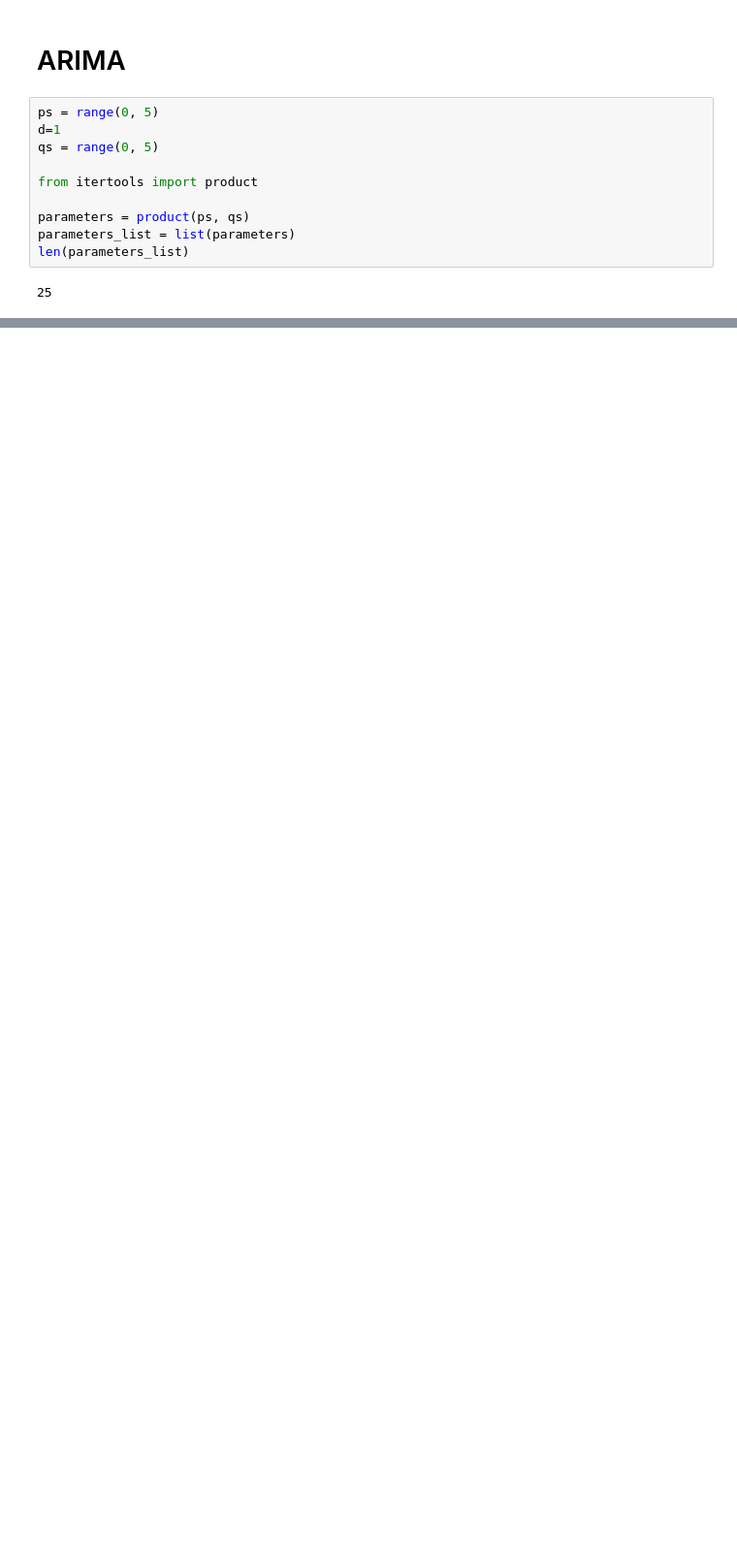
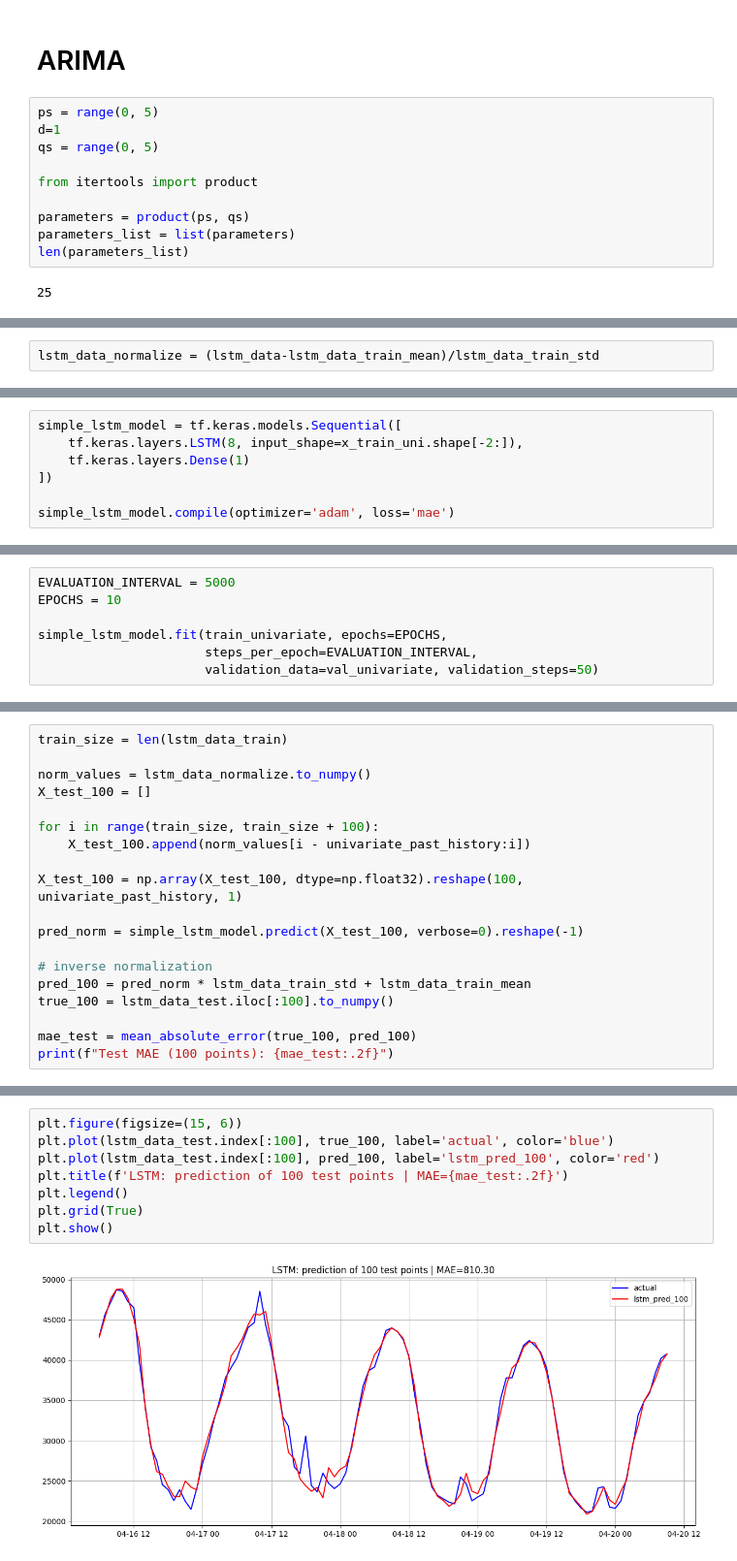
Before and after one commit to EmilBBbbbbbb/ARIMA_vs_LSTM, a Jupyter notebook: ARIMA_vs_LSTM.ipynb, the cells around one changed output, grey strips where cells are left out. Shown at 97% size. Saved outputs shown, nothing was run; the diff lists cells and outputs as text; blank space fills up the shorter version.

```diff
--- a/ARIMA_vs_LSTM.ipynb
+++ b/ARIMA_vs_LSTM.ipynb
@@ -245,0 +296,2 @@ print(forecast_box.min(), forecast_box.max())
+# %%
+lstm_data_normalize = (lstm_data-lstm_data_train_mean)/lstm_data_train_std
@@ -245,0 +345,7 @@ print(forecast_box.min(), forecast_box.max())
+# %%
+simple_lstm_model = tf.keras.models.Sequential([
+    tf.keras.layers.LSTM(8, input_shape=x_train_uni.shape[-2:]),
+    tf.keras.layers.Dense(1)
+])
+
+simple_lstm_model.compile(optimizer='adam', loss='mae')
@@ -245,0 +360,7 @@ print(forecast_box.min(), forecast_box.max())
+# %%
+EVALUATION_INTERVAL = 5000
+EPOCHS = 10
+
+simple_lstm_model.fit(train_univariate, epochs=EPOCHS,
+                      steps_per_epoch=EVALUATION_INTERVAL,
+                      validation_data=val_univariate, validation_steps=50)
@@ -245,0 +389,19 @@ print(forecast_box.min(), forecast_box.max())
+# %%
+train_size = len(lstm_data_train)
+
+norm_values = lstm_data_normalize.to_numpy()
+X_test_100 = []
+
+for i in range(train_size, train_size + 100):
+    X_test_100.append(norm_values[i - univariate_past_history:i])
+
+X_test_100 = np.array(X_test_100, dtype=np.float32).reshape(100, univariate_past_history, 1)
+
+pred_norm = simple_lstm_model.predict(X_test_100, verbose=0).reshape(-1)
+
+# inverse normalization
+pred_100 = pred_norm * lstm_data_train_std + lstm_data_train_mean
+true_100 = lstm_data_test.iloc[:100].to_numpy()
+
+mae_test = mean_absolute_error(true_100, pred_100)
+print(f"Test MAE (100 points): {mae_test:.2f}")
@@ -245,0 +410,10 @@ print(forecast_box.min(), forecast_box.max())
+# %%
+plt.figure(figsize=(15, 6))
+plt.plot(lstm_data_test.index[:100], true_100, label='actual', color='blue')
+plt.plot(lstm_data_test.index[:100], pred_100, label='lstm_pred_100', color='red')
+plt.title(f'LSTM: prediction of 100 test points | MAE={mae_test:.2f}')
+plt.legend()
+plt.grid(True)
+plt.show()
+# %% [output]
+[figure, added]
```
Also changed, not shown: parts of 38 cells of this notebook.
